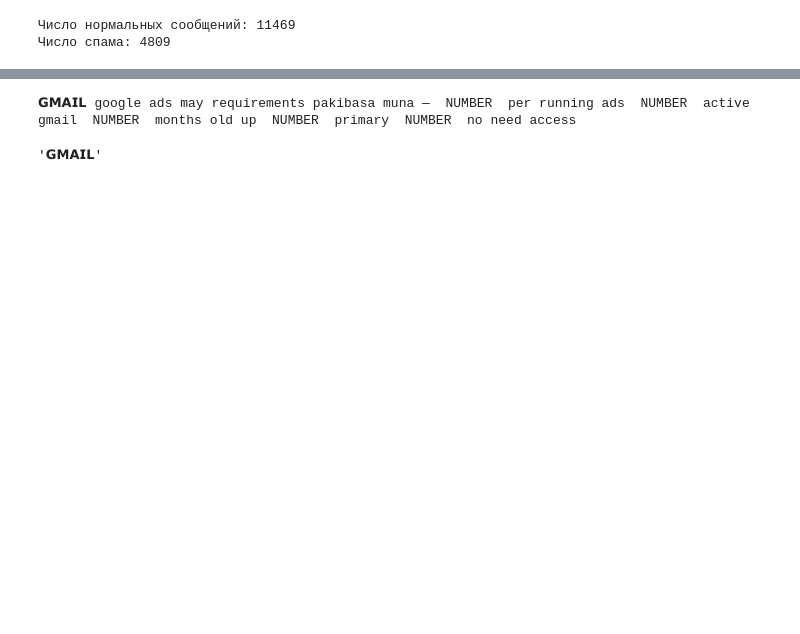
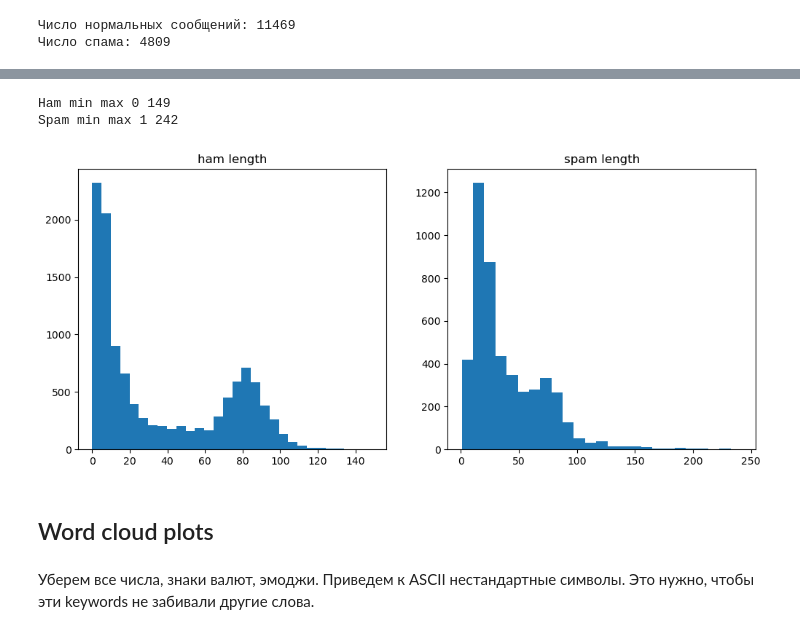
Before and after one commit to Oleg20502/vk_task, a Jupyter notebook: data_analysis.ipynb, the cells around one changed output, grey strips where cells are left out. Drawn from its saved outputs; the diff is of its cells as text; code cells hidden in the pictures; blank space fills up the shorter version.

```diff
--- a/data_analysis.ipynb
+++ b/data_analysis.ipynb
@@ -424,10 +160,0 @@ text = '𝗚𝗠𝗔𝗜𝗟 google ads may requirements pakibasa muna — 𝟭
-# %%
-text = replace_currency_symbols(text)
-text = replace_numbers_with_keyword(text)
-print(text)
-# %% [output]
-𝗚𝗠𝗔𝗜𝗟 google ads may requirements pakibasa muna —  NUMBER  per running ads  NUMBER  active gmail  NUMBER  months old up  NUMBER  primary  NUMBER  no need access
-# %%
-'𝗚𝗠𝗔𝗜𝗟'.lower()
-# %% [output]
-'𝗚𝗠𝗔𝗜𝗟'
@@ -433,0 +255,51 @@ print(text)
+# %%
+preprocess_utils = [
+    to_lower,
+    replace_newline,
+    remove_underscore,
+    replace_hyperlink,
+    replace_currency,
+    replace_emoji,
+    replace_non_ascii_words,
+    replace_non_ascii,
+    remove_non_ascii,
+    replace_number,
+    remove_punctuation,
+    remove_whitespace,
+    tokenizer.tokenize,
+    remove_stop_words,
+    word_lemmatizer,
+]
+
+
+texts_ham_tokenized = [
+    preprocess_pipeline(sent, preprocess_utils) for sent in texts_ham
+]
+
+texts_spam_tokenized = [
+    preprocess_pipeline(sent, preprocess_utils) for sent in texts_spam
+]
+# %%
+ham_len = list(map(len, texts_ham_tokenized))
+spam_len = list(map(len, texts_spam_tokenized))
+print('Ham min max', np.min(ham_len), np.max(ham_len))
+print('Spam min max', np.min(spam_len), np.max(spam_len))
+
+
+plt.figure(figsize=[12, 5])
+
+plt.subplot(1, 2, 1)
+plt.title("ham length")
+plt.hist(ham_len, bins=30)
+
+plt.subplot(1, 2, 2)
+plt.title("spam length")
+plt.hist(spam_len, bins=25)
+
+plt.show()
+# %% [output]
+Ham min max 0 149
+Spam min max 1 242
+[figure, added]
+# %% [markdown]
+## Word cloud plots
@@ -433,0 +333,2 @@ print(text)
+# %% [markdown]
+Уберем все числа, знаки валют, эмоджи. Приведем к ASCII нестандартные символы. Это нужно, чтобы эти keywords не забивали другие слова.
```
Also changed, not shown: parts of 85 cells of this notebook, 3 other files.
